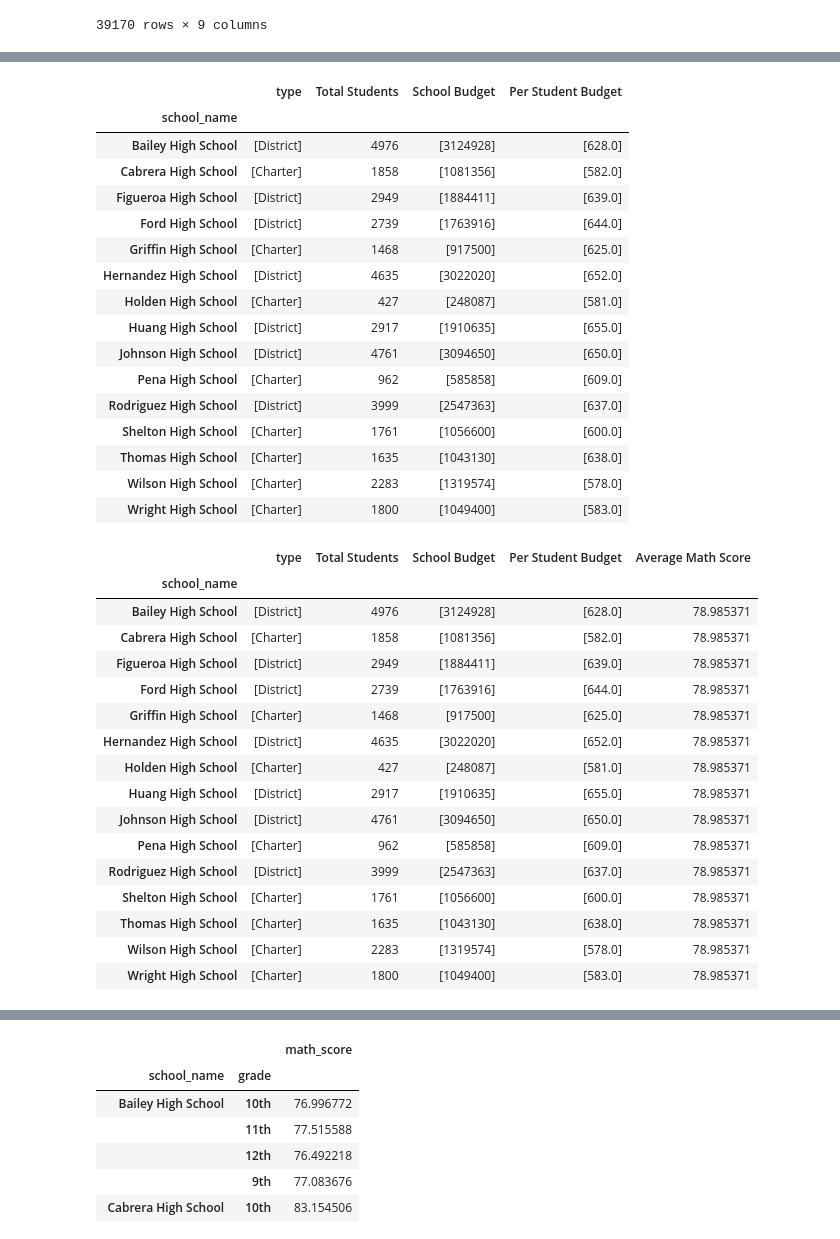
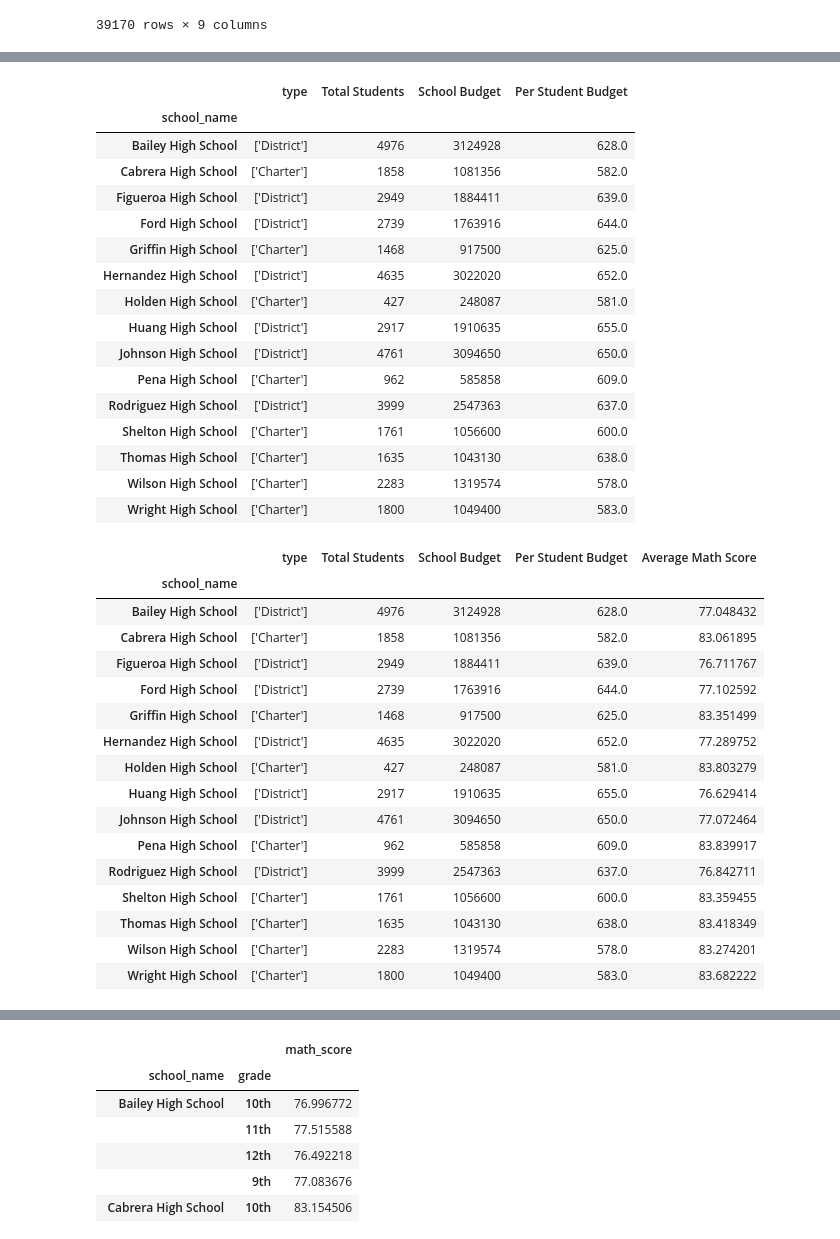
Before and after one commit to adammak1389/Pandas-Challenge, a Jupyter notebook: PyCitySchools/PyCitySchools.ipynb, the cells around one changed output, grey strips where cells are left out. Saved outputs shown, nothing was run; the diff lists cells and outputs as text; code cells hidden in the pictures.

```diff
--- a/PyCitySchools/PyCitySchools.ipynb
+++ b/PyCitySchools/PyCitySchools.ipynb
@@ -195,5 +208,5 @@ school_reduced_df
 # %%
-school_summary_df = pd.DataFrame(school_reduced_df.groupby("school_name")["type"].unique())
+school_summary_df = pd.DataFrame(school_reduced_df.groupby("school_name")["type"].unique().astype(str))
 school_summary_df
 # %% [output]
 |  | type |
@@ -239,5 +252,5 @@ school_summary_df
 # %%
-school_budget = school_reduced_df.groupby("school_name")["budget"].unique()
+school_budget = list(school_reduced_df.groupby("school_name")["budget"].unique().astype(int))
 school_summary_df["School Budget"] = school_budget
 
 school_summary_df
@@ -262,47 +275,47 @@ school_summary_df
 # %%
-student_budget = school_budget/total_students
-school_summary_df["Per Student Budget"] = student_budget
+# student_budget = school_budget/total_students
+school_summary_df["Per Student Budget"] = school_summary_df["School Budget"]/school_summary_df["Total Students"]
 
 school_summary_df
 # %% [output]
 |  | type | Total Students | School Budget | Per Student Budget |
 | school_name |  |  |  |  |
-| Bailey High School | [District] | 4976 | [3124928] | [628.0] |
-| Cabrera High School | [Charter] | 1858 | [1081356] | [582.0] |
-| Figueroa High School | [District] | 2949 | [1884411] | [639.0] |
-| Ford High School | [District] | 2739 | [1763916] | [644.0] |
-| Griffin High School | [Charter] | 1468 | [917500] | [625.0] |
-| Hernandez High School | [District] | 4635 | [3022020] | [652.0] |
-| Holden High School | [Charter] | 427 | [248087] | [581.0] |
-| Huang High School | [District] | 2917 | [1910635] | [655.0] |
-| Johnson High School | [District] | 4761 | [3094650] | [650.0] |
-| Pena High School | [Charter] | 962 | [585858] | [609.0] |
-| Rodriguez High School | [District] | 3999 | [2547363] | [637.0] |
-| Shelton High School | [Charter] | 1761 | [1056600] | [600.0] |
-| Thomas High School | [Charter] | 1635 | [1043130] | [638.0] |
-| Wilson High School | [Charter] | 2283 | [1319574] | [578.0] |
-| Wright High School | [Charter] | 1800 | [1049400] | [583.0] |
+| Bailey High School | ['District'] | 4976 | 3124928 | 628.0 |
+| Cabrera High School | ['Charter'] | 1858 | 1081356 | 582.0 |
+| Figueroa High School | ['District'] | 2949 | 1884411 | 639.0 |
+| Ford High School | ['District'] | 2739 | 1763916 | 644.0 |
+| Griffin High School | ['Charter'] | 1468 | 917500 | 625.0 |
+| Hernandez High School | ['District'] | 4635 | 3022020 | 652.0 |
+| Holden High School | ['Charter'] | 427 | 248087 | 581.0 |
+| Huang High School | ['District'] | 2917 | 1910635 | 655.0 |
+| Johnson High School | ['District'] | 4761 | 3094650 | 650.0 |
+| Pena High School | ['Charter'] | 962 | 585858 | 609.0 |
+| Rodriguez High School | ['District'] | 3999 | 2547363 | 637.0 |
+| Shelton High School | ['Charter'] | 1761 | 1056600 | 600.0 |
+| Thomas High School | ['Charter'] | 1635 | 1043130 | 638.0 |
+| Wilson High School | ['Charter'] | 2283 | 1319574 | 578.0 |
+| Wright High School | ['Charter'] | 1800 | 1049400 | 583.0 |
 # %%
-avg_math_score = school_reduced_df["math_score"].mean()
+avg_math_score = school_reduced_df.groupby("school_name")["math_score"].mean()
 school_summary_df["Average Math Score"] = avg_math_score
 
 school_summary_df
 # %% [output]
 |  | type | Total Students | School Budget | Per Student Budget | Average Math Score |
 | school_name |  |  |  |  |  |
-| Bailey High School | [District] | 4976 | [3124928] | [628.0] | 78.985371 |
-| Cabrera High School | [Charter] | 1858 | [1081356] | [582.0] | 78.985371 |
-| Figueroa High School | [District] | 2949 | [1884411] | [639.0] | 78.985371 |
-| Ford High School | [District] | 2739 | [1763916] | [644.0] | 78.985371 |
-| Griffin High School | [Charter] | 1468 | [917500] | [625.0] | 78.985371 |
-| Hernandez High School | [District] | 4635 | [3022020] | [652.0] | 78.985371 |
-| Holden High School | [Charter] | 427 | [248087] | [581.0] | 78.985371 |
-| Huang High School | [District] | 2917 | [1910635] | [655.0] | 78.985371 |
-| Johnson High School | [District] | 4761 | [3094650] | [650.0] | 78.985371 |
-| Pena High School | [Charter] | 962 | [585858] | [609.0] | 78.985371 |
-| Rodriguez High School | [District] | 3999 | [2547363] | [637.0] | 78.985371 |
-| Shelton High School | [Charter] | 1761 | [1056600] | [600.0] | 78.985371 |
-| Thomas High School | [Charter] | 1635 | [1043130] | [638.0] | 78.985371 |
-| Wilson High School | [Charter] | 2283 | [1319574] | [578.0] | 78.985371 |
-| Wright High School | [Charter] | 1800 | [1049400] | [583.0] | 78.985371 |
+| Bailey High School | ['District'] | 4976 | 3124928 | 628.0 | 77.048432 |
+| Cabrera High School | ['Charter'] | 1858 | 1081356 | 582.0 | 83.061895 |
+| Figueroa High School | ['District'] | 2949 | 1884411 | 639.0 | 76.711767 |
+| Ford High School | ['District'] | 2739 | 1763916 | 644.0 | 77.102592 |
+| Griffin High School | ['Charter'] | 1468 | 917500 | 625.0 | 83.351499 |
+| Hernandez High School | ['District'] | 4635 | 3022020 | 652.0 | 77.289752 |
+| Holden High School | ['Charter'] | 427 | 248087 | 581.0 | 83.803279 |
+| Huang High School | ['District'] | 2917 | 1910635 | 655.0 | 76.629414 |
+| Johnson High School | ['District'] | 4761 | 3094650 | 650.0 | 77.072464 |
+| Pena High School | ['Charter'] | 962 | 585858 | 609.0 | 83.839917 |
+| Rodriguez High School | ['District'] | 3999 | 2547363 | 637.0 | 76.842711 |
+| Shelton High School | ['Charter'] | 1761 | 1056600 | 600.0 | 83.359455 |
+| Thomas High School | ['Charter'] | 1635 | 1043130 | 638.0 | 83.418349 |
+| Wilson High School | ['Charter'] | 2283 | 1319574 | 578.0 | 83.274201 |
+| Wright High School | ['Charter'] | 1800 | 1049400 | 583.0 | 83.682222 |
 # %%
```
Also changed, not shown: parts of 26 cells of this notebook.
